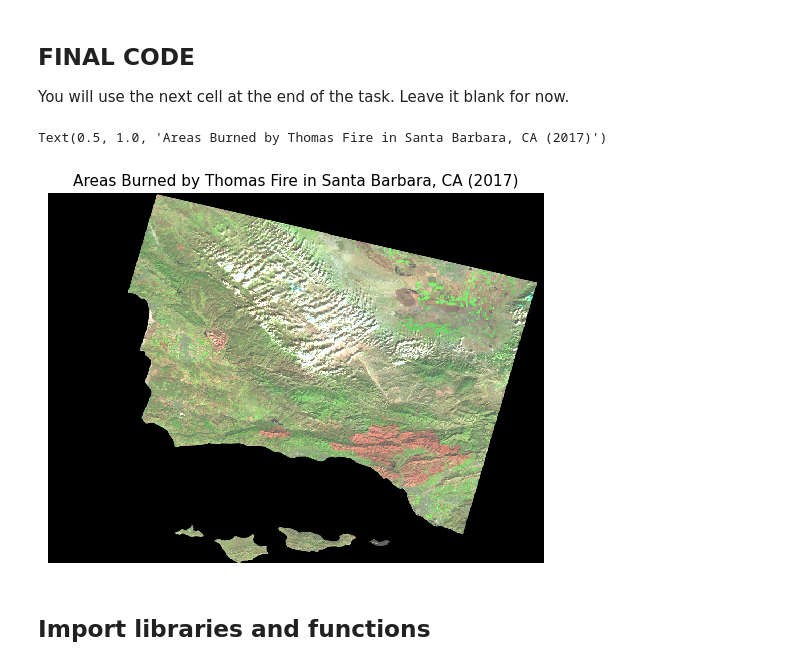
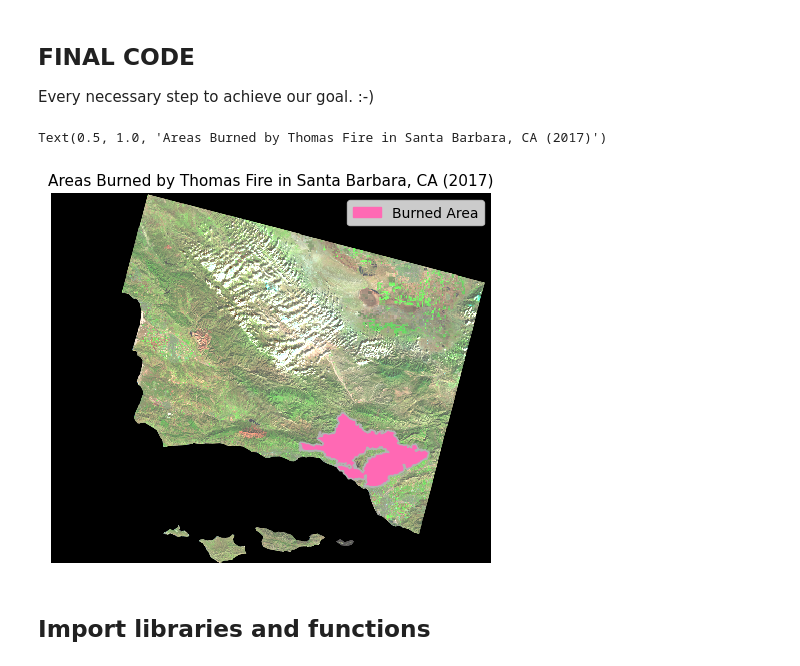
Before and after one commit to saingersoll/eds220-hwk-4, a Jupyter notebook: hwk4-task2-false-color.ipynb, the cells around one changed output. Drawn from its saved outputs; the diff is of its cells as text; code cells hidden in the pictures.

Commit message:
plot properly showing

```diff
--- a/hwk4-task2-false-color.ipynb
+++ b/hwk4-task2-false-color.ipynb
@@ -47,8 +45,7 @@ All your data files must be  inside a directory named 'data' **in your gitignore
 All data is in the Canvas-week7-homework zip file.
 # %% [markdown]
 ## FINAL CODE
-
-You will use the next cell at the end of the task. Leave it blank for now.
+Every necessary step to achieve our goal. :-)
 # %%
 ### ===== FINAL CODE =====
 # Reading in libraries and functions
@@ -65,42 +62,43 @@ from shapely.geometry import Polygon
 import matplotlib.pyplot as plt
 import matplotlib.patches as mpatches
 #-----------------------------------
 # Reading in the data
 landsat = rioxr.open_rasterio(os.path.join(os.getcwd(), 'data','landsat8-2018-01-26-sb-simplified.nc'))
 ca = gpd.read_file('data/California_Fire_Perimeters/California_Fire_Perimeters_2017.shp')
 #-----------------------------------
 # Updating landsat data for plotting
 
 # remove length 1 dimension (band)
 landsat = landsat.squeeze()
 # remove coordinates associated to band
 landsat = landsat.drop('band')
 
 # subsetting the bands for the false color image as an array
 false_colors = landsat[['swir22','nir08','red']].to_array()
 #------------------------------------
 # Updating CA fire boundary data for plotting
 
+# Update CRS to match and check
+ca = ca.to_crs(landsat.rio.crs)
 # subsetting for the Thomas Fire
 thomas_fire = ca[ca['FIRE_NAME'] == 'THOMAS']
-# Update CRS to match and check
-ca = ca.to_crs(landsat.rio.crs)
 #------------------------------------
 # Plotting the Thomas Fire burned areas of Santa Barbara
 fig, ax = plt.subplots()               # creates figure for plotting
 plt.axis('off')                        # removes plot axes
-
+false_colors.plot.imshow(ax = ax,      # plots false color bands
+                         robust = True)# includes colors
 thomas_fire.plot(ax = ax,              # plots thomas fire burn area
        color = 'hotpink',              # color of burn area
        edgecolor = '0.7')              # opacity of edgecolor
-false_colors.plot.imshow(ax = ax,      # plots false color bands
-                         robust = True)# includes colors
-
-# adds title
-ax.set_title('Areas Burned by Thomas Fire in Santa Barbara, CA (2017)', fontsize=11)
+# Add a figure legend
+fire_scar = mpatches.Patch(color = 'hotpink', label = 'Burned Area')
+ax.legend(handles=[fire_scar])
+# Adds title
+ax.set_title('Areas Burned by Thomas Fire in Santa Barbara, CA (2017)', fontsize = 11)
 # %% [output]
 Text(0.5, 1.0, 'Areas Burned by Thomas Fire in Santa Barbara, CA (2017)')
-[figure, old version]
+[figure, new version]
 # %% [markdown]
 ## Import libraries and functions
 # %%
```
Also changed, not shown: parts of 10 cells of this notebook, 1 other file.
